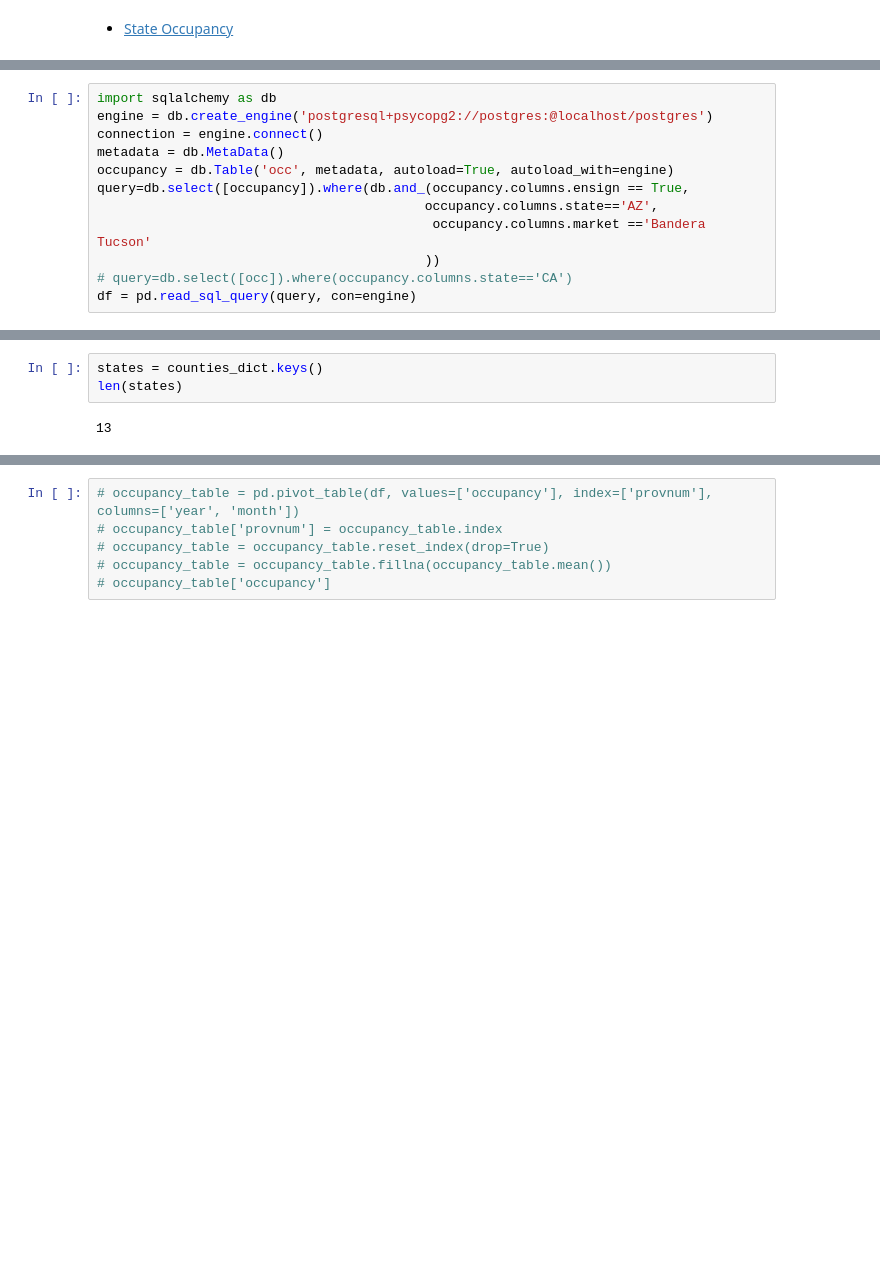
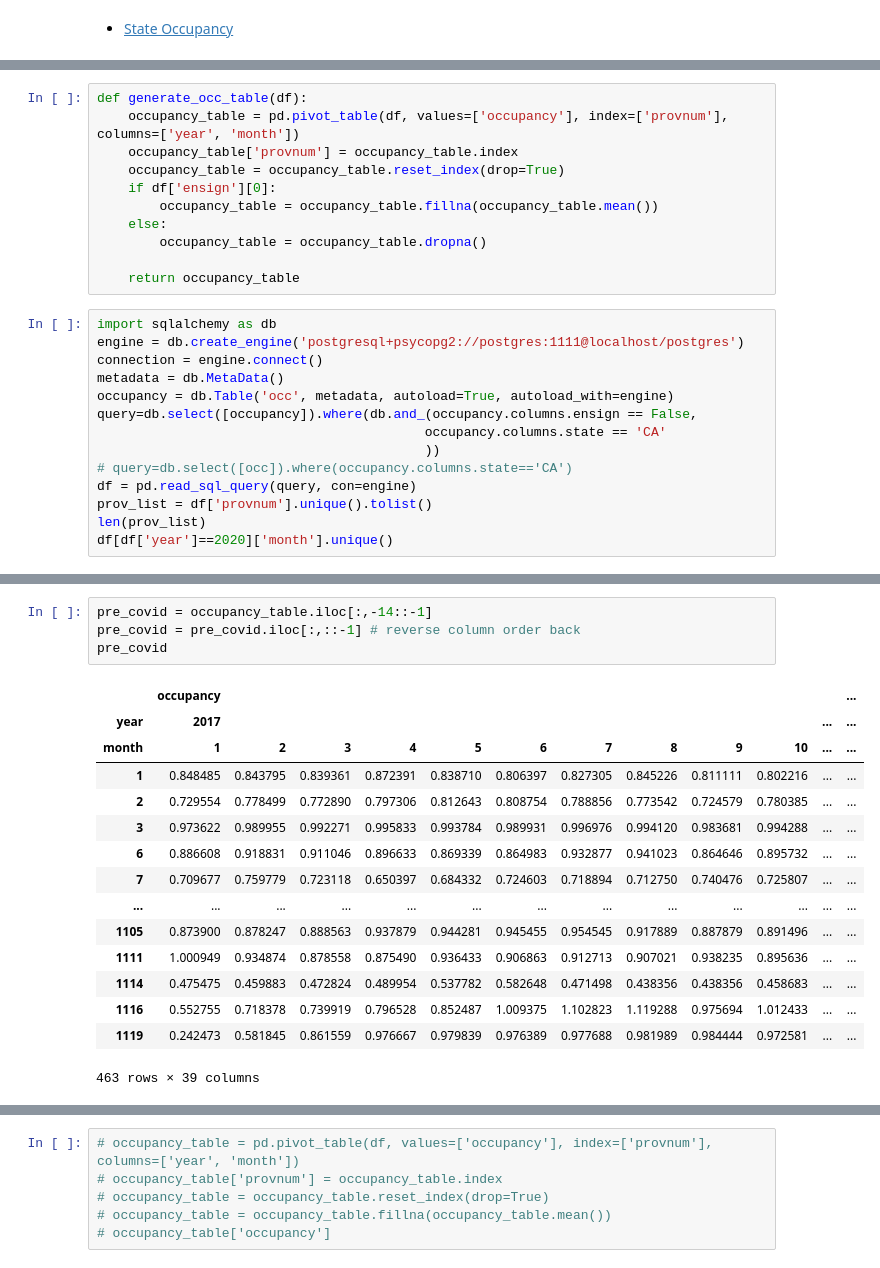
Before and after one commit to elee2021/pbj, a Jupyter notebook: occ_trend.ipynb, the cells around one changed output, grey strips where cells are left out. Cells and saved outputs as stored; diff of their text form; blank space fills up the shorter version.

```diff
--- a/occ_trend.ipynb
+++ b/occ_trend.ipynb
@@ -43,12 +34,25 @@ def generate_occ_table(df):
+# %%
+def generate_occ_table(df):
+    occupancy_table = pd.pivot_table(df, values=['occupancy'], index=['provnum'], columns=['year', 'month'])
+    occupancy_table['provnum'] = occupancy_table.index
+    occupancy_table = occupancy_table.reset_index(drop=True)
+    if df['ensign'][0]:
+        occupancy_table = occupancy_table.fillna(occupancy_table.mean())
+    else:
+        occupancy_table = occupancy_table.dropna()
+
+    return occupancy_table
 # %%
 import sqlalchemy as db
-engine = db.create_engine('postgresql+psycopg2://postgres:@localhost/postgres')
+engine = db.create_engine('postgresql+psycopg2://postgres:1111@localhost/postgres')
 connection = engine.connect()
 metadata = db.MetaData()
 occupancy = db.Table('occ', metadata, autoload=True, autoload_with=engine)
-query=db.select([occupancy]).where(db.and_(occupancy.columns.ensign == True,
-                                          occupancy.columns.state=='AZ',
-                                           occupancy.columns.market =='Bandera Tucson'
+query=db.select([occupancy]).where(db.and_(occupancy.columns.ensign == False,
+                                          occupancy.columns.state == 'CA'
                                           ))
 # query=db.select([occ]).where(occupancy.columns.state=='CA')
 df = pd.read_sql_query(query, con=engine)
+prov_list = df['provnum'].unique().tolist()
+len(prov_list)
+df[df['year']==2020]['month'].unique()
@@ -169,5 +148,20 @@ df
-# %%
-states = counties_dict.keys()
-len(states)
-# %% [output]
-13
+# %%
+pre_covid = occupancy_table.iloc[:,-14::-1]
+pre_covid = pre_covid.iloc[:,::-1] # reverse column order back
+pre_covid
+# %% [output]
+|  | occupancy |  |  |  |  |  |  |  |  |  |  | ... |
+| year | 2017 |  |  |  |  |  |  |  |  |  | ... | ... |
+| month | 1 | 2 | 3 | 4 | 5 | 6 | 7 | 8 | 9 | 10 | ... | ... |
+| 1 | 0.848485 | 0.843795 | 0.839361 | 0.872391 | 0.838710 | 0.806397 | 0.827305 | 0.845226 | 0.811111 | 0.802216 | ... | ... |
+| 2 | 0.729554 | 0.778499 | 0.772890 | 0.797306 | 0.812643 | 0.808754 | 0.788856 | 0.773542 | 0.724579 | 0.780385 | ... | ... |
+| 3 | 0.973622 | 0.989955 | 0.992271 | 0.995833 | 0.993784 | 0.989931 | 0.996976 | 0.994120 | 0.983681 | 0.994288 | ... | ... |
+| 6 | 0.886608 | 0.918831 | 0.911046 | 0.896633 | 0.869339 | 0.864983 | 0.932877 | 0.941023 | 0.864646 | 0.895732 | ... | ... |
+| 7 | 0.709677 | 0.759779 | 0.723118 | 0.650397 | 0.684332 | 0.724603 | 0.718894 | 0.712750 | 0.740476 | 0.725807 | ... | ... |
+| ... | ... | ... | ... | ... | ... | ... | ... | ... | ... | ... | ... | ... |
+| 1105 | 0.873900 | 0.878247 | 0.888563 | 0.937879 | 0.944281 | 0.945455 | 0.954545 | 0.917889 | 0.887879 | 0.891496 | ... | ... |
+| 1111 | 1.000949 | 0.934874 | 0.878558 | 0.875490 | 0.936433 | 0.906863 | 0.912713 | 0.907021 | 0.938235 | 0.895636 | ... | ... |
+| 1114 | 0.475475 | 0.459883 | 0.472824 | 0.489954 | 0.537782 | 0.582648 | 0.471498 | 0.438356 | 0.438356 | 0.458683 | ... | ... |
+| 1116 | 0.552755 | 0.718378 | 0.739919 | 0.796528 | 0.852487 | 1.009375 | 1.102823 | 1.119288 | 0.975694 | 1.012433 | ... | ... |
+| 1119 | 0.242473 | 0.581845 | 0.861559 | 0.976667 | 0.979839 | 0.976389 | 0.977688 | 0.981989 | 0.984444 | 0.972581 | ... | ... |
+463 rows × 39 columns
```
Also changed, not shown: parts of 19 cells of this notebook.
